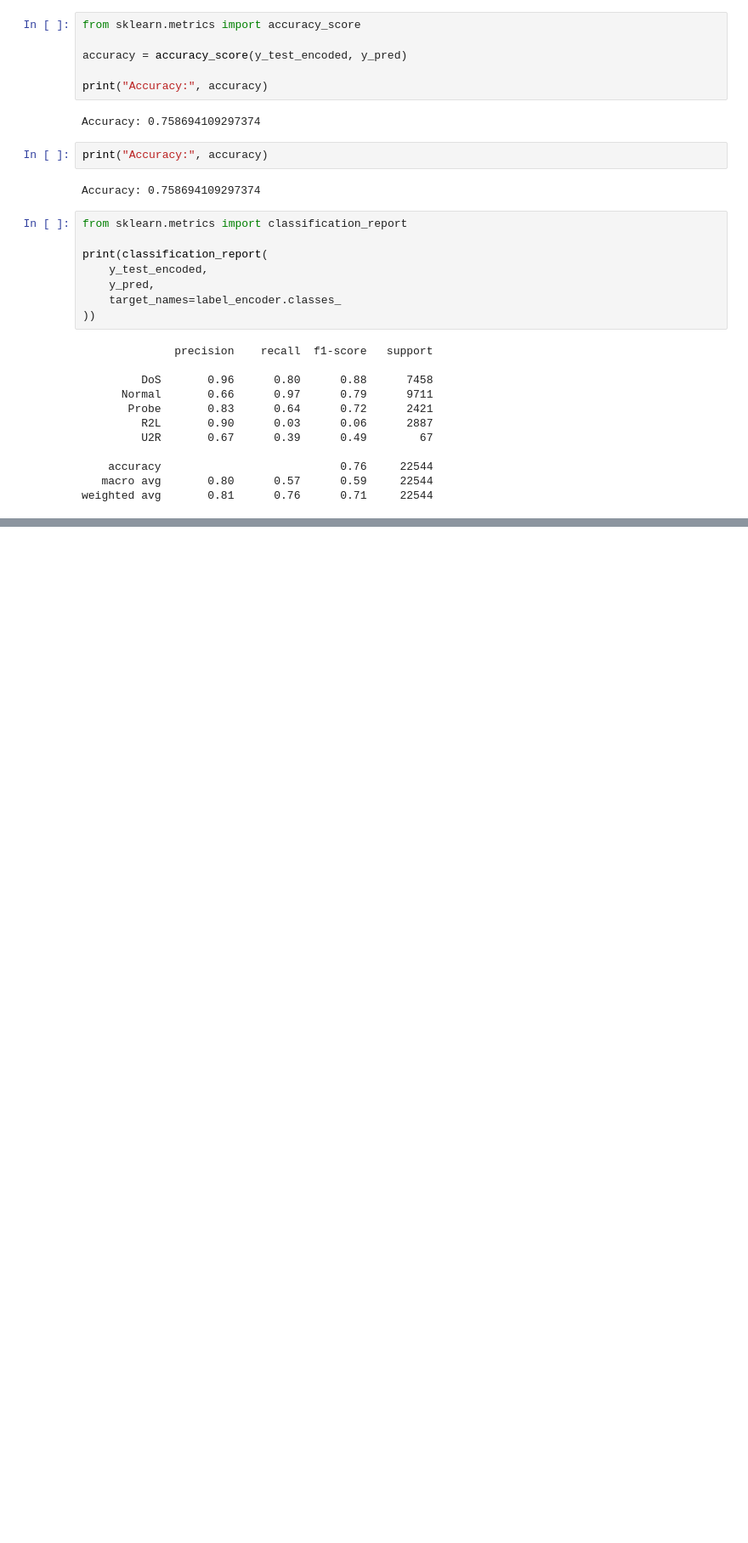
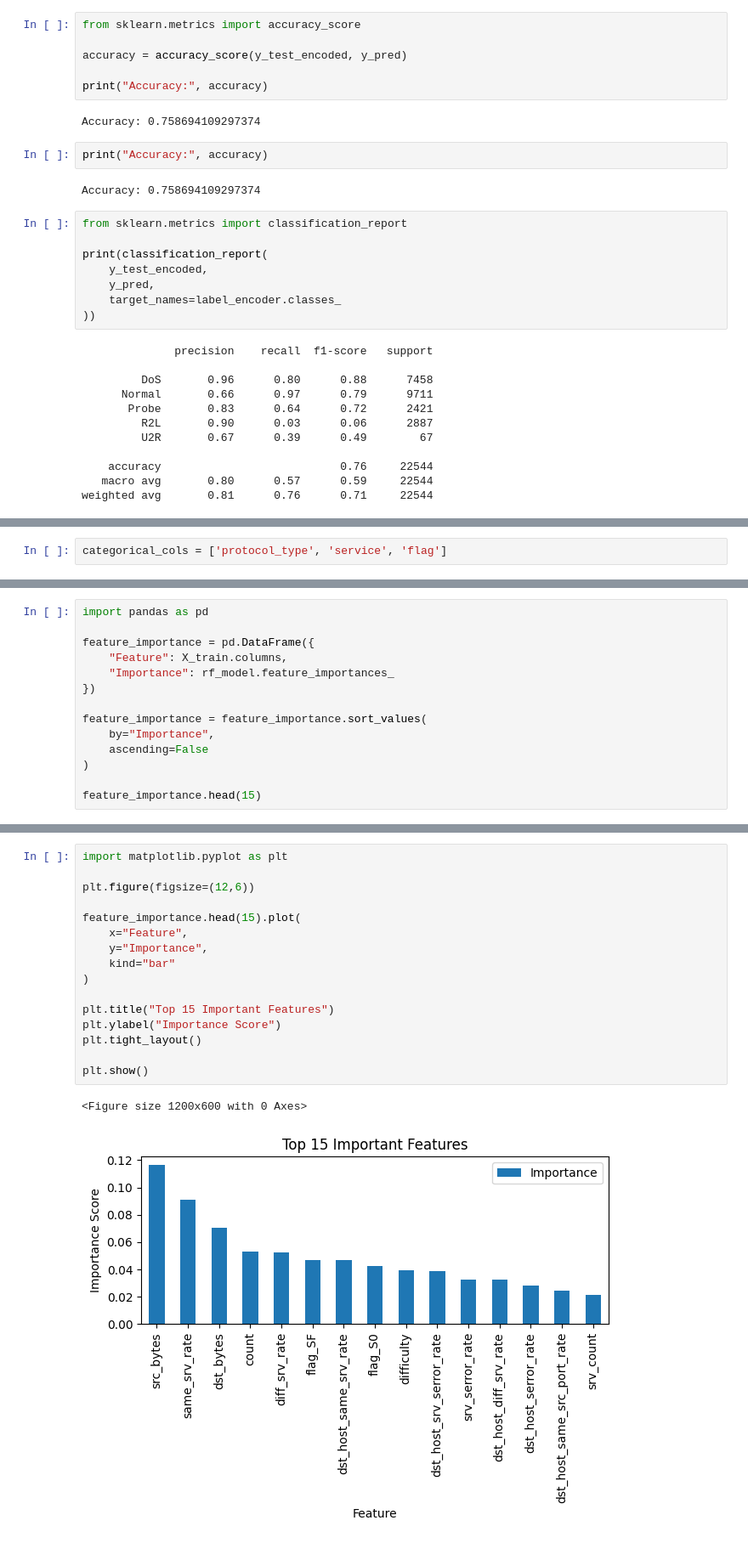
Before and after one commit to 2303A52119/IntrusionDetection-System, a Jupyter notebook: notebooks/eda.ipynb, the cells around one changed output, grey strips where cells are left out. Shown at 85% size. Saved outputs shown, nothing was run; the diff lists cells and outputs as text; blank space fills up the shorter version.

```diff
--- a/notebooks/eda.ipynb
+++ b/notebooks/eda.ipynb
@@ -466,0 +474,2 @@ weighted avg       0.81      0.76      0.71     22544
+# %%
+categorical_cols = ['protocol_type', 'service', 'flag']
@@ -466,0 +589,14 @@ weighted avg       0.81      0.76      0.71     22544
+# %%
+import pandas as pd
+
+feature_importance = pd.DataFrame({
+    "Feature": X_train.columns,
+    "Importance": rf_model.feature_importances_
+})
+
+feature_importance = feature_importance.sort_values(
+    by="Importance",
+    ascending=False
+)
+
+feature_importance.head(15)
@@ -466,0 +620,19 @@ weighted avg       0.81      0.76      0.71     22544
+# %%
+import matplotlib.pyplot as plt
+
+plt.figure(figsize=(12,6))
+
+feature_importance.head(15).plot(
+    x="Feature",
+    y="Importance",
+    kind="bar"
+)
+
+plt.title("Top 15 Important Features")
+plt.ylabel("Importance Score")
+plt.tight_layout()
+
+plt.show()
+# %% [output]
+<Figure size 1200x600 with 0 Axes>
+[figure, added]
```
Also changed, not shown: parts of 61 cells of this notebook, 3 other files.
